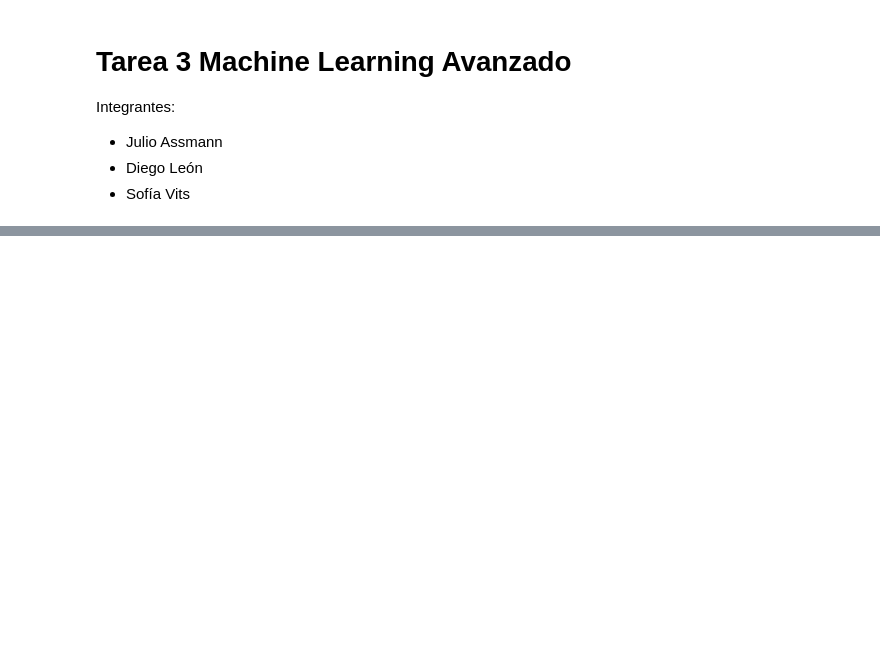
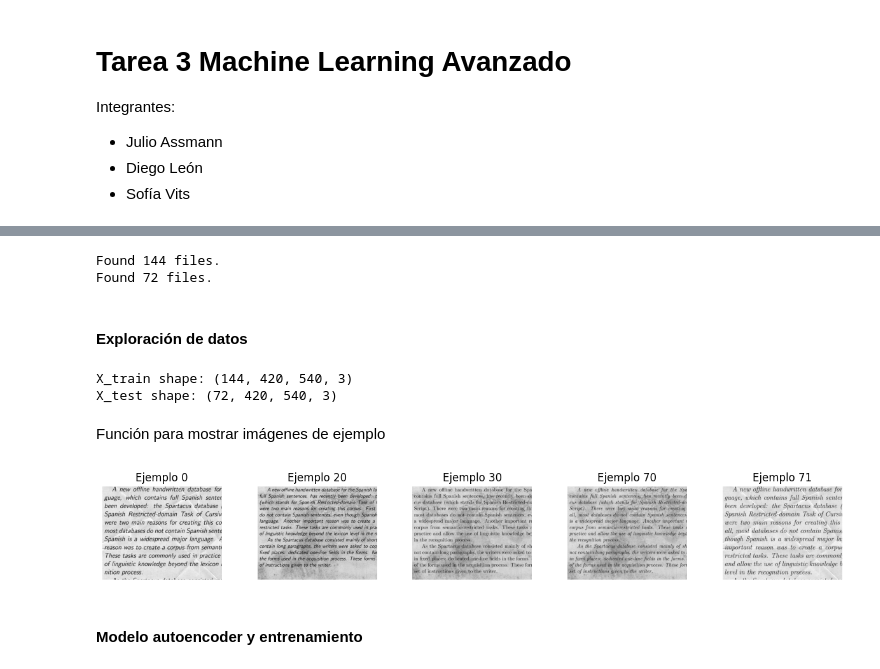
Before and after one commit to principioincertidumbre/Tarea3_MLA, a Jupyter notebook: Tarea_3_MLA.ipynb, the cells around one changed output, grey strips where cells are left out. Drawn from its saved outputs; the diff is of its cells as text; code cells hidden in the pictures; blank space fills up the shorter version.

Commit message:
Agregando estructura y arquitectura inicial de autoencoder

```diff
--- a/Tarea_3_MLA.ipynb
+++ b/Tarea_3_MLA.ipynb
@@ -31,0 +70,80 @@ tf.random.set_seed(42)
+# %%
+# Cargamos los datos
+image_size=(420, 540)
+X_train_ds = tf.keras.utils.image_dataset_from_directory(
+    "train/",
+    labels = None,
+    image_size=image_size
+)
+
+X_test_ds = tf.keras.utils.image_dataset_from_directory(
+    "test/",
+    labels = None,
+    image_size=image_size
+)
+
+X_train = []
+for images in X_train_ds:
+    X_train.append(images.numpy())
+
+X_test = []
+for images in X_test_ds:
+    X_test.append(images.numpy())
+
+# se cominan los datos en arreglos numpy
+X_train = np.concatenate(X_train)
+X_test = np.concatenate(X_test)
+# %% [output]
+Found 144 files.
+Found 72 files.
+# %% [markdown]
+#### Exploración de datos
+# %%
+print(f"X_train shape: {X_train.shape}")
+print(f"X_test shape: {X_test.shape}")
+# %% [output]
+X_train shape: (144, 420, 540, 3)
+X_test shape: (72, 420, 540, 3)
+# %% [markdown]
+Función para mostrar imágenes de ejemplo
+# %%
+def plot_images_in_grid(images, titles, n_examples=10, n_rows=2, figsize=(15, 5)):
+    """
+    Generaliza la creación de una grilla para mostrar imágenes.
+
+    Parameters:
+    - images: Lista de imágenes a mostrar.
+    - titles: Lista de títulos para cada imagen.
+    - n_examples: Número máximo de ejemplos a mostrar.
+    - n_rows: Número de filas en la grilla.
+    - figsize: Tamaño de la figura (tupla).
+    """
+    n_cols = (n_examples + n_rows - 1) // n_rows
+    fig, ax = plt.subplots(n_rows, n_cols, figsize=figsize)
+
+    # Convertir ax a una lista, incluso si es un único objeto
+    if n_rows == 1 or n_cols == 1:
+        ax = np.array(ax).flatten()
+    else:
+        ax = ax.flatten()
+
+    for idx in range(len(ax)):
+        if idx < n_examples and idx < len(images):
+            ax[idx].imshow(images[idx])
+            ax[idx].set_title(titles[idx])
+            ax[idx].axis('off')
+        else:
+            ax[idx].axis('off')
+
+    plt.subplots_adjust(wspace=0.3, hspace=0.3)
+    plt.show()
+# %%
+example_idx = [0, 20, 30, 70, 71]
+filtered_images = [X_test[img_idx]/255 for img_idx in example_idx]
+filtered_titles = [f'Ejemplo {img_idx}' for img_idx in example_idx]
+
+plot_images_in_grid(filtered_images, filtered_titles, n_examples=len(filtered_images), n_rows=1)
+# %% [output]
+[figure, added]
+# %% [markdown]
+#### Modelo autoencoder y entrenamiento
```
Also changed, not shown: parts of 15 cells of this notebook.
